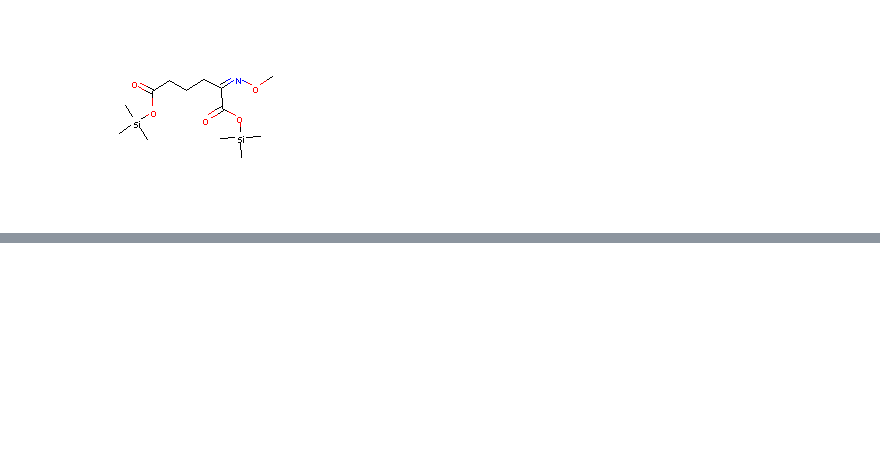
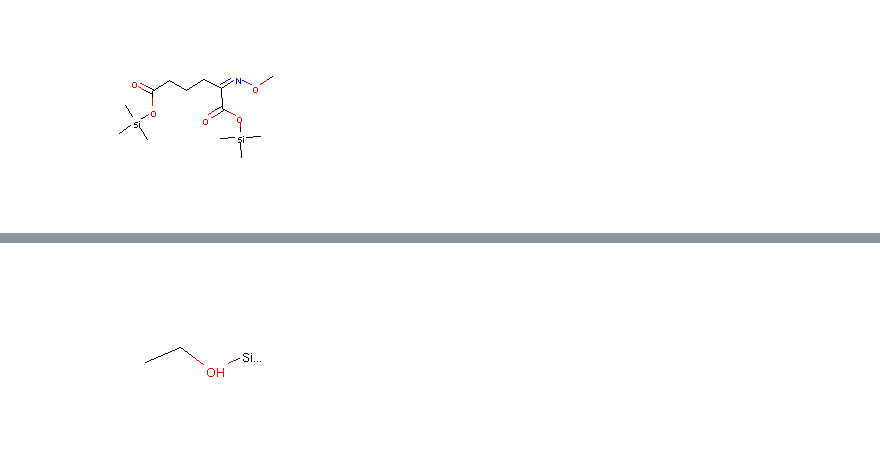
Before and after one commit to maximskorik/gc_derivatization, a Jupyter notebook: derivatization.ipynb, the cells around one changed output, grey strips where cells are left out. Cells and saved outputs as stored; diff of their text form; code cells hidden in the pictures; blank space fills up the shorter version.

```diff
--- a/derivatization.ipynb
+++ b/derivatization.ipynb
@@ -174,0 +227,5 @@ subs
+# %%
+a = Chem.MolFromSmiles('CCO')
+p = Chem.MolFromSmarts('[OH]')
+m = a.GetSubstructMatches(p)
+a.GetAtomWithIdx(m[0][0]).SetAtomicNum(200)
@@ -174,0 +236,4 @@ subs
+# %%
+a
+# %% [output]
+[figure, added]
```
Also changed, not shown: parts of 12 cells of this notebook.
